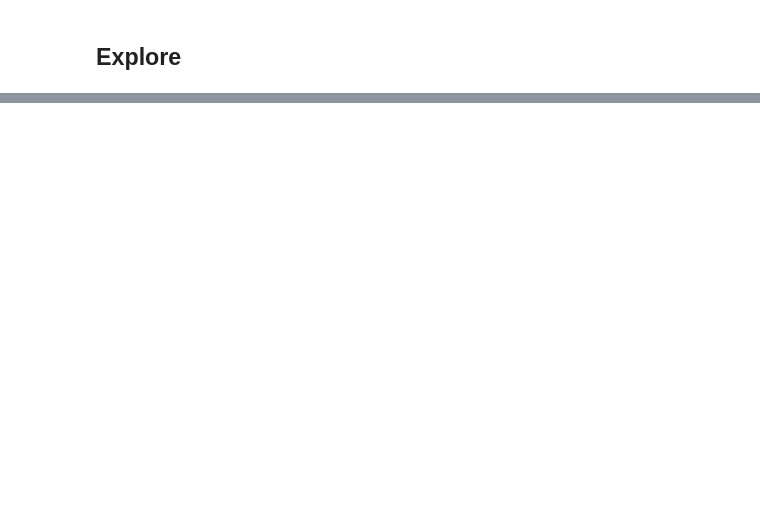
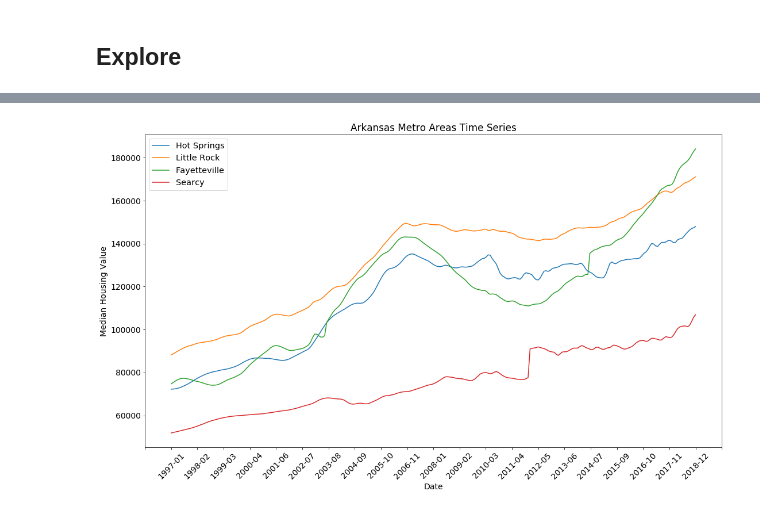
Before and after one commit to bcroarkin2726/IST718_BigDataAnalytics, a Jupyter notebook: HW2/Croarkin_Lab2.ipynb, the cells around one changed output, grey strips where cells are left out. Drawn from its saved outputs; the diff is of its cells as text; code cells hidden in the pictures; blank space fills up the shorter version.

```diff
--- a/HW2/Croarkin_Lab2.ipynb
+++ b/HW2/Croarkin_Lab2.ipynb
@@ -160,3 +152,5 @@ print(date_columns[0:4], date_columns[-5:])
 # %%
 #change data types where needed
 housing[date_columns] = housing[date_columns].astype(int)
+housing['ZipCode'] = housing['ZipCode'].astype('category')
+housing.dtypes
@@ -347,0 +344,35 @@ searcy = df_zillow.loc[(df_zillow['Metro'] == 'searcy') & (df_zillow['State'] ==
+# %%
+#Arkansas metro areas: Hot Springs, Little Rock, Fayetteville, Searcy
+Hot_Springs = housing.loc[(housing['Metro'] == 'Hot Springs') & (housing['State'] == 'AR')]
+Little_Rock = housing.loc[(housing['Metro'] == 'Little Rock-North Little Rock-Conway') & (housing['State'] == 'AR')]
+Fayetteville = housing.loc[(housing['Metro'] == 'Fayetteville-Springdale-Rogers') & (housing['State'] == 'AR')]
+Searcy = housing.loc[(housing['Metro'] == 'Searcy') & (housing['State'] == 'AR')]
+# %%
+# timeseries plot
+fig, ax = plt.subplots()
+fig.set_size_inches(18, 10)
+ax.plot(Hot_Springs[date_columns].mean(), linestyle='solid')
+ax.plot(Little_Rock[date_columns].mean(), linestyle='solid')
+ax.plot(Fayetteville[date_columns].mean(), linestyle='solid')
+ax.plot(Searcy[date_columns].mean(), linestyle='solid')
+
+# decrease ticks
+xmin, xmax = ax.get_xlim()
+ax.set_xticks(np.round(np.linspace(xmin, xmax, 23), 1))
+
+#set axis labels and title
+ax.set_xlabel('Date')
+ax.set_ylabel('Median Housing Value')
+ax.set_title('Arkansas Metro Areas Time Series')
+
+#increase font size
+plt.rcParams.update({'font.size': 14.5})
+
+# rotate ticks + show legend
+plt.xticks(rotation=45)
+plt.gca().legend(('Hot Springs', 'Little Rock', 'Fayetteville', 'Searcy'))
+
+# show overall plot
+plt.show()
+# %% [output]
+[figure, added]
```
Also changed, not shown: parts of 26 cells of this notebook.
